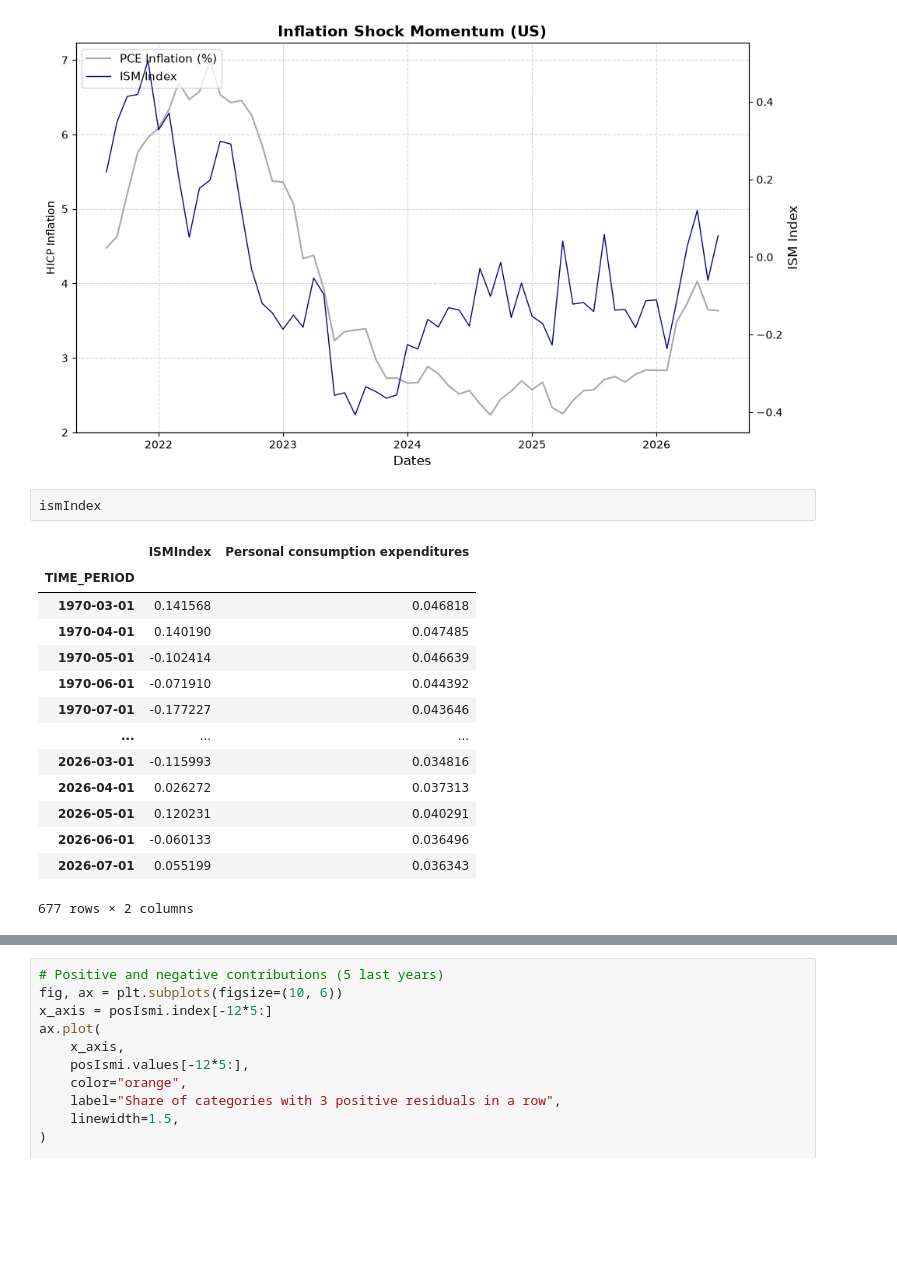
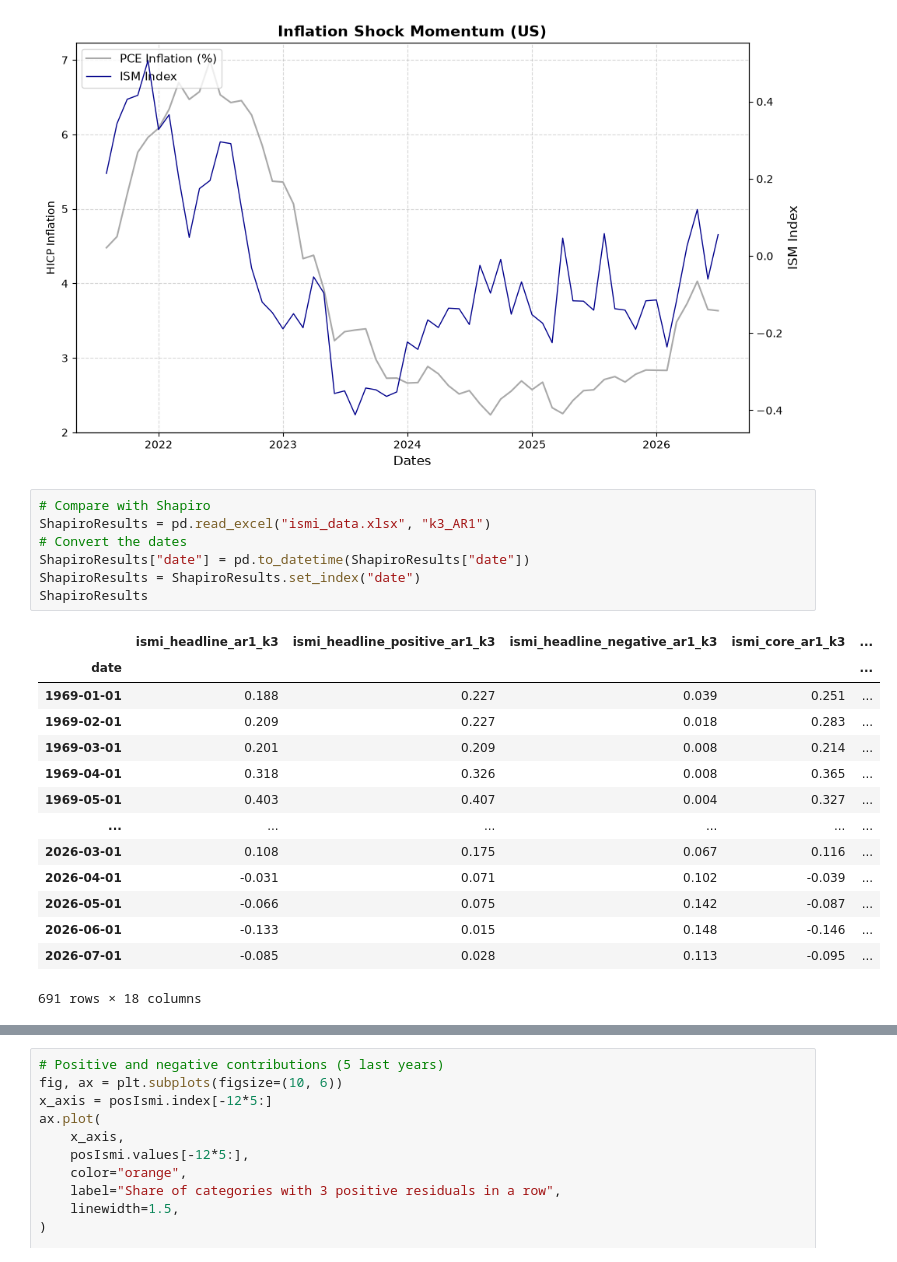
Before and after one commit to Lea-Gosselin/ismi-index, a Jupyter notebook: mainUS.ipynb, the cells around one changed output, grey strips where cells are left out. Drawn from its saved outputs; the diff is of its cells as text; blank space fills up the shorter version.

```diff
--- a/mainUS.ipynb
+++ b/mainUS.ipynb
@@ -229,19 +97,24 @@ plt.show()
 # %% [output]
 [figure]
 # %%
-ismIndex
+# Compare with Shapiro
+ShapiroResults = pd.read_excel("ismi_data.xlsx", "k3_AR1")
+# Convert the dates
+ShapiroResults["date"] = pd.to_datetime(ShapiroResults["date"])
+ShapiroResults = ShapiroResults.set_index("date")
+ShapiroResults
 # %% [output]
-|  | ISMIndex | Personal consumption expenditures |
-| TIME_PERIOD |  |  |
-| 1970-03-01 | 0.141568 | 0.046818 |
-| 1970-04-01 | 0.140190 | 0.047485 |
-| 1970-05-01 | -0.102414 | 0.046639 |
-| 1970-06-01 | -0.071910 | 0.044392 |
-| 1970-07-01 | -0.177227 | 0.043646 |
-| ... | ... | ... |
-| 2026-03-01 | -0.115993 | 0.034816 |
-| 2026-04-01 | 0.026272 | 0.037313 |
-| 2026-05-01 | 0.120231 | 0.040291 |
-| 2026-06-01 | -0.060133 | 0.036496 |
-| 2026-07-01 | 0.055199 | 0.036343 |
+|  | ismi_headline_ar1_k3 | ismi_headline_positive_ar1_k3 | ismi_headline_negative_ar1_k3 | ismi_core_ar1_k3 | ... |
+| date |  |  |  |  | ... |
+| 1969-01-01 | 0.188 | 0.227 | 0.039 | 0.251 | ... |
+| 1969-02-01 | 0.209 | 0.227 | 0.018 | 0.283 | ... |
+| 1969-03-01 | 0.201 | 0.209 | 0.008 | 0.214 | ... |
+| 1969-04-01 | 0.318 | 0.326 | 0.008 | 0.365 | ... |
+| 1969-05-01 | 0.403 | 0.407 | 0.004 | 0.327 | ... |
+| ... | ... | ... | ... | ... | ... |
+| 2026-03-01 | 0.108 | 0.175 | 0.067 | 0.116 | ... |
+| 2026-04-01 | -0.031 | 0.071 | 0.102 | -0.039 | ... |
+| 2026-05-01 | -0.066 | 0.075 | 0.142 | -0.087 | ... |
+| 2026-06-01 | -0.133 | 0.015 | 0.148 | -0.146 | ... |
+| 2026-07-01 | -0.085 | 0.028 | 0.113 | -0.095 | ... |
-677 rows × 2 columns
+691 rows × 18 columns
```
Also changed, not shown: parts of 9 cells of this notebook, 8 other files.
